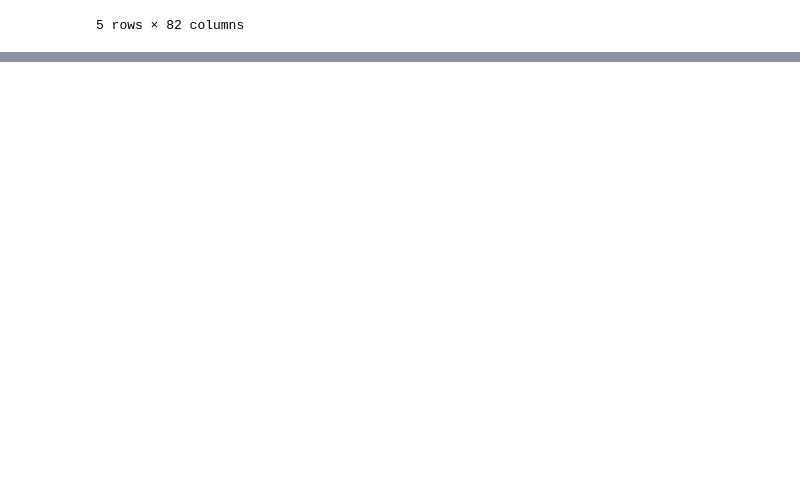
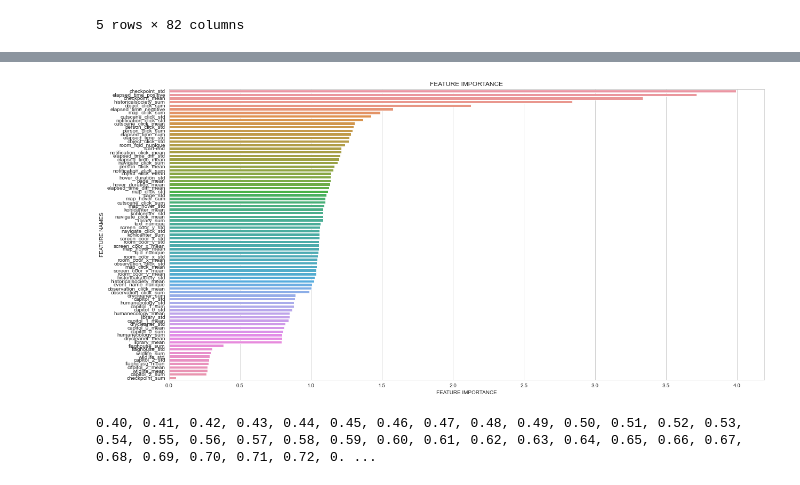
Before and after one commit to lhduc94/predict_student_perfomance, a Jupyter notebook: notebooks/two.ipynb, the cells around one changed output, grey strips where cells are left out. Drawn from its saved outputs; the diff is of its cells as text; code cells hidden in the pictures; blank space fills up the shorter version.

```diff
--- a/notebooks/two.ipynb
+++ b/notebooks/two.ipynb
@@ -113 +112,6 @@ import lightgbm as lgb
 from sklearn.metrics import f1_score
+# %%
+FEATURES = [c for c in df.columns if c != 'level_group' ]
+print('We will train with', len(FEATURES) ,'features')
+ALL_USERS = df.index.unique()
+print('We will train with', len(ALL_USERS) ,'users info')
@@ -113,0 +206,35 @@ from sklearn.metrics import f1_score
+# %%
+def plot_feature_importance(importance,names,model_type):
+
+    #Create arrays from feature importance and feature names
+    feature_importance = np.array(importance)
+    feature_names = np.array(names)
+
+    #Create a DataFrame using a Dictionary
+    data={'feature_names':feature_names,'feature_importance':feature_importance}
+    fi_df = pd.DataFrame(data)
+
+    #Sort the DataFrame in order decreasing feature importance
+    fi_df.sort_values(by=['feature_importance'], ascending=False,inplace=True)
+
+    #Define size of bar plot
+    plt.figure(figsize=(20,10))
+    #Plot Searborn bar chart
+    sns.barplot(x=fi_df['feature_importance'], y=fi_df['feature_names'])
+    #Add chart labels
+    plt.title(model_type + 'FEATURE IMPORTANCE')
+    plt.xlabel('FEATURE IMPORTANCE')
+    plt.ylabel('FEATURE NAMES')
+# %%
+feat_imp = {}
+# %%
+for k, v in models.items():
+    for x, y in zip(v.feature_importances_, v.feature_names_in_):
+        if y not in feat_imp:
+            feat_imp[y] = x
+        else:
+            feat_imp[y]+=x
+# %%
+plot_feature_importance(list(feat_imp.values()),list(feat_imp.keys()),'')
+# %% [output]
+[figure, added]
@@ -113,0 +248,16 @@ from sklearn.metrics import f1_score
+# %%
+# FIND BEST THRESHOLD TO CONVERT PROBS INTO 1s AND 0s
+scores = []; thresholds = []
+best_score = 0; best_threshold = 0
+
+for threshold in np.arange(0.4,0.81,0.01):
+    print(f'{threshold:.02f}, ',end='')
+    preds = (oof.values.reshape((-1))>threshold).astype('int')
+    m = f1_score(true.values.reshape((-1)), preds, average='macro')
+    scores.append(m)
+    thresholds.append(threshold)
+    if m>best_score:
+        best_score = m
+        best_threshold = threshold
+# %% [output]
+0.40, 0.41, 0.42, 0.43, 0.44, 0.45, 0.46, 0.47, 0.48, 0.49, 0.50, 0.51, 0.52, 0.53, 0.54, 0.55, 0.56, 0.57, 0.58, 0.59, 0.60, 0.61, 0.62, 0.63, 0.64, 0.65, 0.66, 0.67, 0.68, 0.69, 0.70, 0.71, 0.72, 0. ...
```
Also changed, not shown: parts of 6 cells of this notebook.
